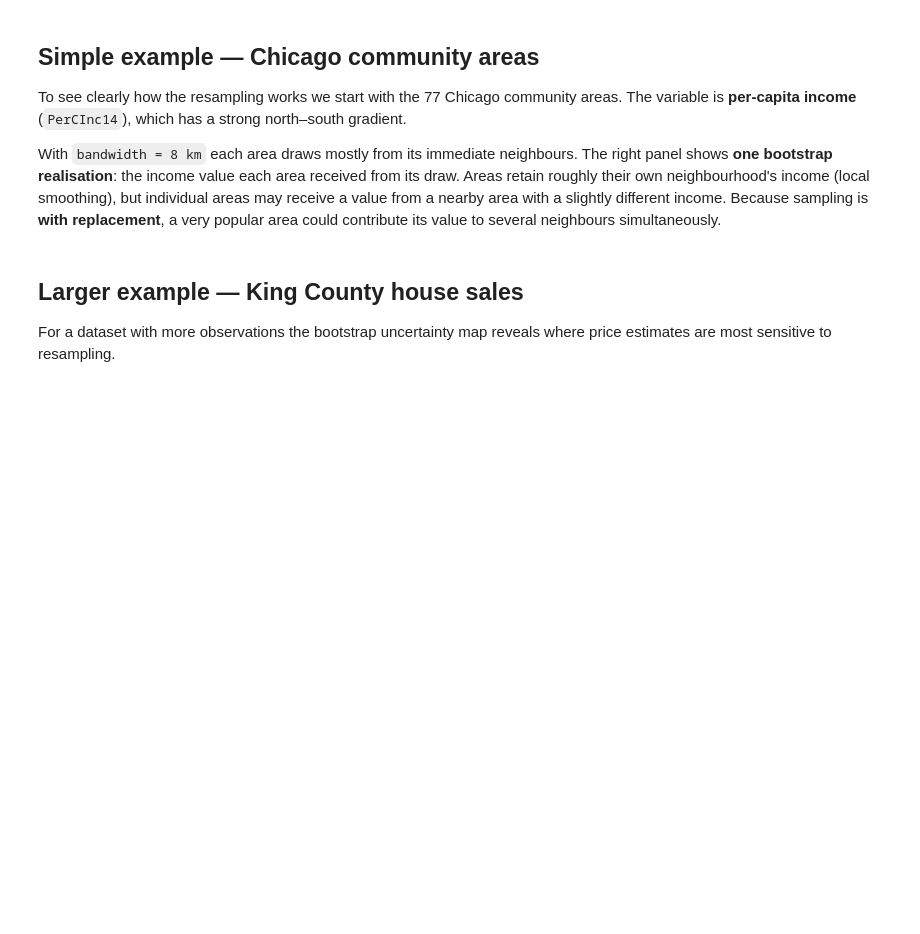
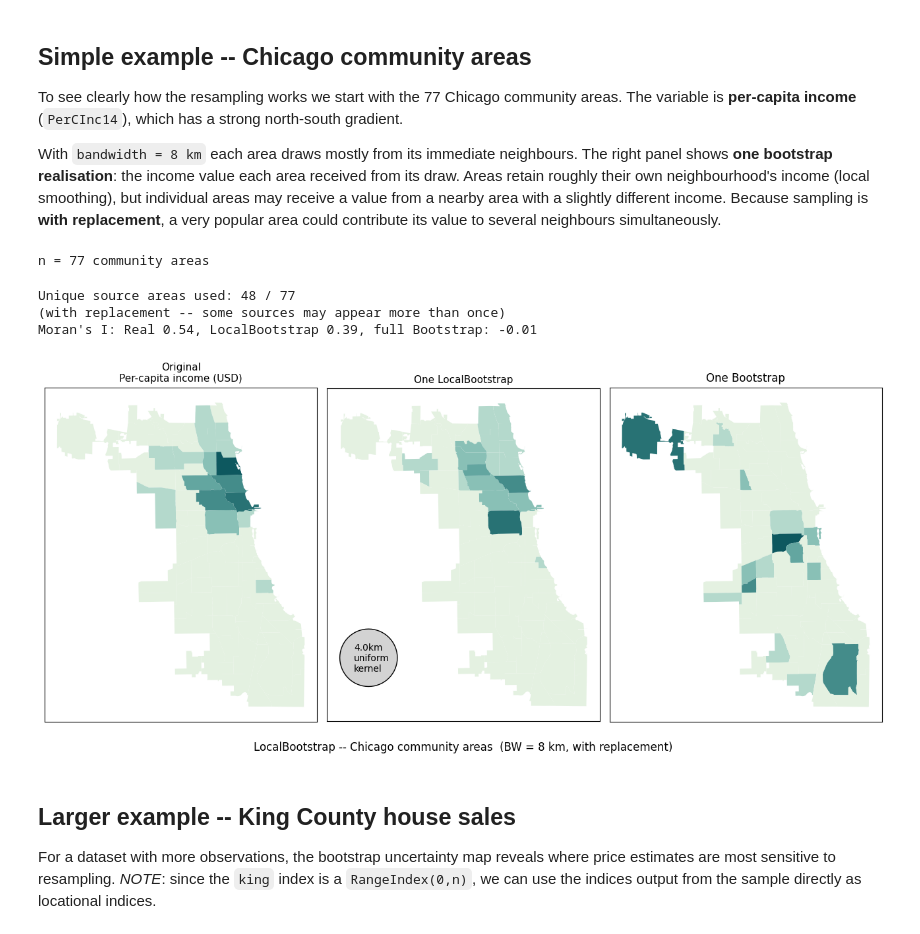
Before and after one commit to ljwolf/geovalidate, a Jupyter notebook: examples/local_bootstrap.ipynb, the cells around one changed output. Saved outputs shown, nothing was run; the diff lists cells and outputs as text; code cells hidden in the pictures; blank space fills up the shorter version.

Commit message:
finalize local bootstrap api and notebook

```diff
--- a/examples/local_bootstrap.ipynb
+++ b/examples/local_bootstrap.ipynb
@@ -29,20 +28,16 @@ from geovalidate import LocalBootstrap
 # %% [markdown]
-## Simple example — Chicago community areas
+## Simple example -- Chicago community areas
 
-To see clearly how the resampling works we start with the 77 Chicago
-community areas.  The variable is **per-capita income** (`PerCInc14`),
-which has a strong north–south gradient.
+To see clearly how the resampling works we start with the 77 Chicago community areas.
+The variable is **per-capita income** (`PerCInc14`), which has a strong north-south gradient.
 
-With `bandwidth = 8 km` each area draws mostly from its immediate
-neighbours.  The right panel shows **one bootstrap realisation**: the
-income value each area received from its draw.  Areas retain roughly
-their own neighbourhood's income (local smoothing), but individual areas
-may receive a value from a nearby area with a slightly different income.
-Because sampling is **with replacement**, a very popular area could
-contribute its value to several neighbours simultaneously.
+With `bandwidth = 8 km` each area draws mostly from its immediate neighbours.
+The right panel shows **one bootstrap realisation**: the income value each area received from its draw.
+Areas retain roughly their own neighbourhood's income (local smoothing), but individual areas may receive a value from a nearby area with a slightly different income.
+Because sampling is **with replacement**, a very popular area could contribute its value to several neighbours simultaneously.
 # %%
-import geodatasets, numpy as np, geopandas as gpd
-
-chicago = gpd.read_file(geodatasets.get_path("geoda.chicago_health")).to_crs("EPSG:32616")
+chicago = geopandas.read_file(geodatasets.get_path("geoda.chicago_health")).to_crs("EPSG:32616")
 chicago["income"] = chicago["PerCInc14"].fillna(chicago["PerCInc14"].median())
 print(f"n = {len(chicago)} community areas")
+# %% [output]
+n = 77 community areas
@@ -83,5 +44,54 @@ plt.show()
+# %%
+lb_simple = LocalBootstrap(n_bootstraps=1, bandwidth=4_000, kernel="uniform", random_state=60666)
+# indices contains GeoDataFrame index labels, not positional integers
+indices_simple = next(lb_simple.sample(chicago))
+y_lboot_simple  = chicago.loc[indices_simple, "income"].values
+y_boot = chicago.sample(frac=1,replace=True).income.values
+
+rook = Graph.build_contiguity(
+    chicago.geometry
+)
+
+ireal = Moran(chicago.income, w=rook, permutations=0)
+ilboot = Moran(y_lboot_simple, w=rook, permutations=0)
+iboot = Moran(y_boot, w=rook, permutations=0)
+
+# How many unique source areas were drawn?
+print(f"Unique source areas used: {len(set(indices_simple))} / {len(chicago)}")
+print("(with replacement -- some sources may appear more than once)")
+print(f"Moran's I: Real {ireal.I:.2f}, LocalBootstrap {ilboot.I:.2f}, full Bootstrap: {iboot.I:.2f}")
+# %% [output]
+Unique source areas used: 48 / 77
+(with replacement -- some sources may appear more than once)
+Moran's I: Real 0.54, LocalBootstrap 0.39, full Bootstrap: -0.01
+# %%
+y = chicago["income"].values
+fig, axes = plt.subplots(1, 3, figsize=(13, 6))
+chicago_p = chicago.copy()
+bw_poly = geopandas.GeoSeries(
+    geopandas.points_from_xy(
+        x=[425957],
+        y=[4612218+5000]
+    ),
+    crs=chicago.crs
+).buffer(lb_simple.bandwidth)
+chicago_p.assign(_v=y).plot(column="_v", ax=axes[0], cmap=colormaps.mint, vmin=y.min(), vmax=y.max())
+axes[0].set_title("Original\nPer-capita income (USD)", fontsize=11)
+chicago_p.assign(_v=y_lboot_simple).plot(column="_v", ax=axes[1], cmap=colormaps.mint, vmin=y.min(), vmax=y.max())
+axes[1].set_title("One LocalBootstrap", fontsize=11)
+bw_poly.plot(ax=axes[1], color='lightgrey', edgecolor='k')
+axes[1].text(x=425957-2000, y=4612218+3000, s=f"{lb_simple.bandwidth/1000:.1f}km\nuniform\nkernel")
+chicago_p.assign(_v=y_boot).plot(column="_v", ax=axes[2], cmap=colormaps.mint, vmin=y.min(), vmax=y.max())
+axes[2].set_title("One Bootstrap")
+for i,ax in enumerate(axes.flat):
+    ax.tick_params(left=False, labelleft=False, bottom=False, labelbottom=False)
+fig.suptitle("LocalBootstrap -- Chicago community areas  (BW = 8 km, with replacement)", fontsize=12, y=0)
+fig.tight_layout()
+plt.show()
+# %% [output]
+[figure, added]
 # %% [markdown]
-## Larger example — King County house sales
+## Larger example -- King County house sales
 
-For a dataset with more observations the bootstrap uncertainty map
-reveals where price estimates are most sensitive to resampling.
+For a dataset with more observations, the bootstrap uncertainty map reveals where price estimates are most sensitive to resampling.
+*NOTE*: since the `king` index is a `RangeIndex(0,n)`, we can use the indices output from the sample directly as locational indices.
```
Also changed, not shown: parts of 10 cells of this notebook, 1 other file.
